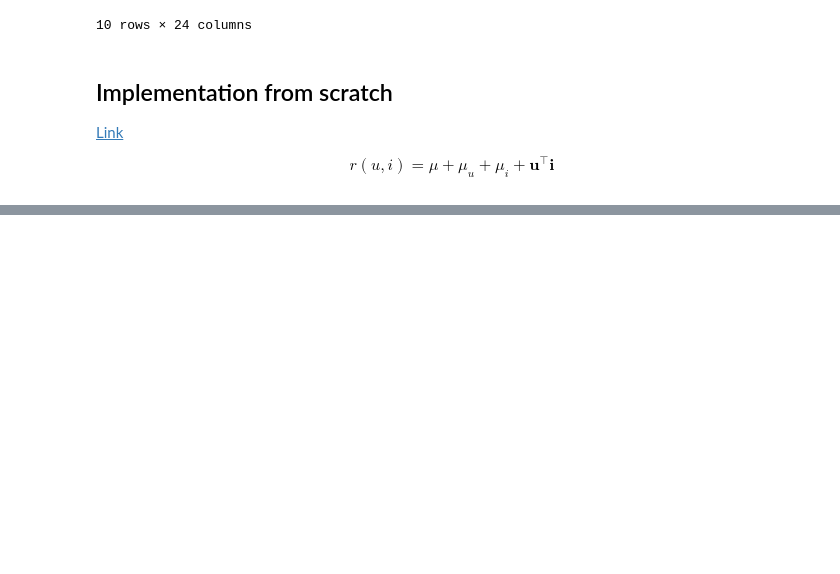
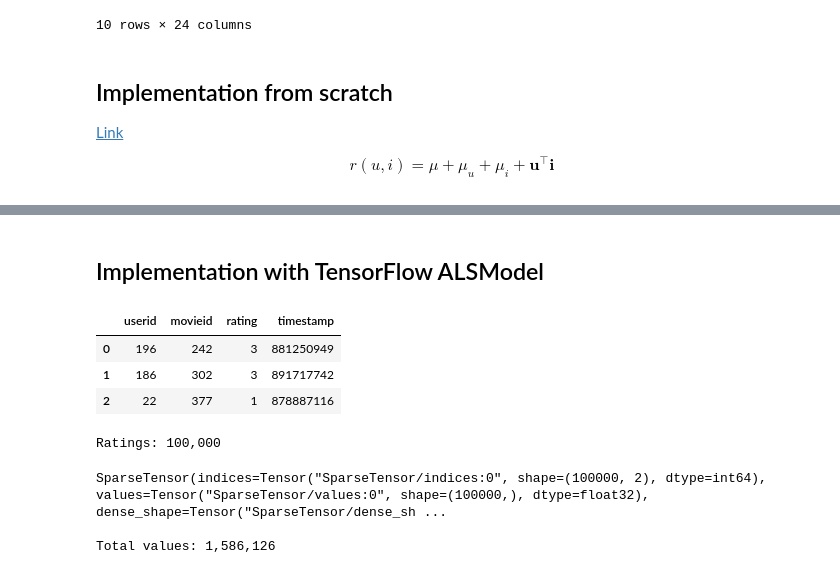
Before and after one commit to nguyenbh1507/Example_notebooks, a Jupyter notebook: MF-movielens-100k.ipynb, the cells around one changed output, grey strips where cells are left out. Cells and saved outputs as stored; diff of their text form; code cells hidden in the pictures; blank space fills up the shorter version.

```diff
--- a/MF-movielens-100k.ipynb
+++ b/MF-movielens-100k.ipynb
@@ -523,3 +523,5 @@ Recommendation item list: [408, 64, 318, 169, 483, 114, 12, 178, 603, 50]
 | 482 | 483 | Casablanca (1942) | 01-Jan-1942 | NaN | http://us.imdb.com/M/title-exact?... | 0 | 0 | 0 | 0 | 0 | ... | ... |
 | 602 | 603 | Rear Window (1954) | 01-Jan-1954 | NaN | http://us.imdb.com/M/title-exact?... | 0 | 0 | 0 | 0 | 0 | ... | ... |
 10 rows × 24 columns
+# %% [markdown]
+## Implementation with TensorFlow ALSModel
@@ -525,0 +532,22 @@ Recommendation item list: [408, 64, 318, 169, 483, 114, 12, 178, 603, 50]
+# %%
+ratingDf.head(3)
+# %% [output]
+|  | userid | movieid | rating | timestamp |
+| 0 | 196 | 242 | 3 | 881250949 |
+| 1 | 186 | 302 | 3 | 891717742 |
+| 2 | 22 | 377 | 1 | 878887116 |
+# %%
+ratings = list()
+
+for index, row in ratingDf.iterrows():
+    userid = row['userid']
+    movieid = row['movieid']
+    rating = row['rating']
+    timestamp = row['timestamp']
+    ratings.append(Rating(userid, movieid, float(rating), int(timestamp)))
+
+ratings = sorted(ratings, key=lambda r: r.timestamp)
+
+print('Ratings: {:,}'.format(len(ratings)))
+# %% [output]
+Ratings: 100,000
@@ -525,0 +567,16 @@ Recommendation item list: [408, 64, 318, 169, 483, 114, 12, 178, 603, 50]
+# %%
+indices = [(users_to_idx[r.user_id], items_to_idx[r.item_id]) for r in ratings]
+values = [r.rating for r in ratings]
+n_rows = len(users_from_idx)
+n_cols = len(items_from_idx)
+shape = (n_rows, n_cols)
+
+P = tf.SparseTensor(indices, values, shape)
+
+print(P)
+print()
+print('Total values: {:,}'.format(n_rows * n_cols))
+# %% [output]
+SparseTensor(indices=Tensor("SparseTensor/indices:0", shape=(100000, 2), dtype=int64), values=Tensor("SparseTensor/values:0", shape=(100000,), dtype=float32), dense_shape=Tensor("SparseTensor/dense_sh ...
+
+Total values: 1,586,126
```
Also changed, not shown: parts of 12 cells of this notebook.
